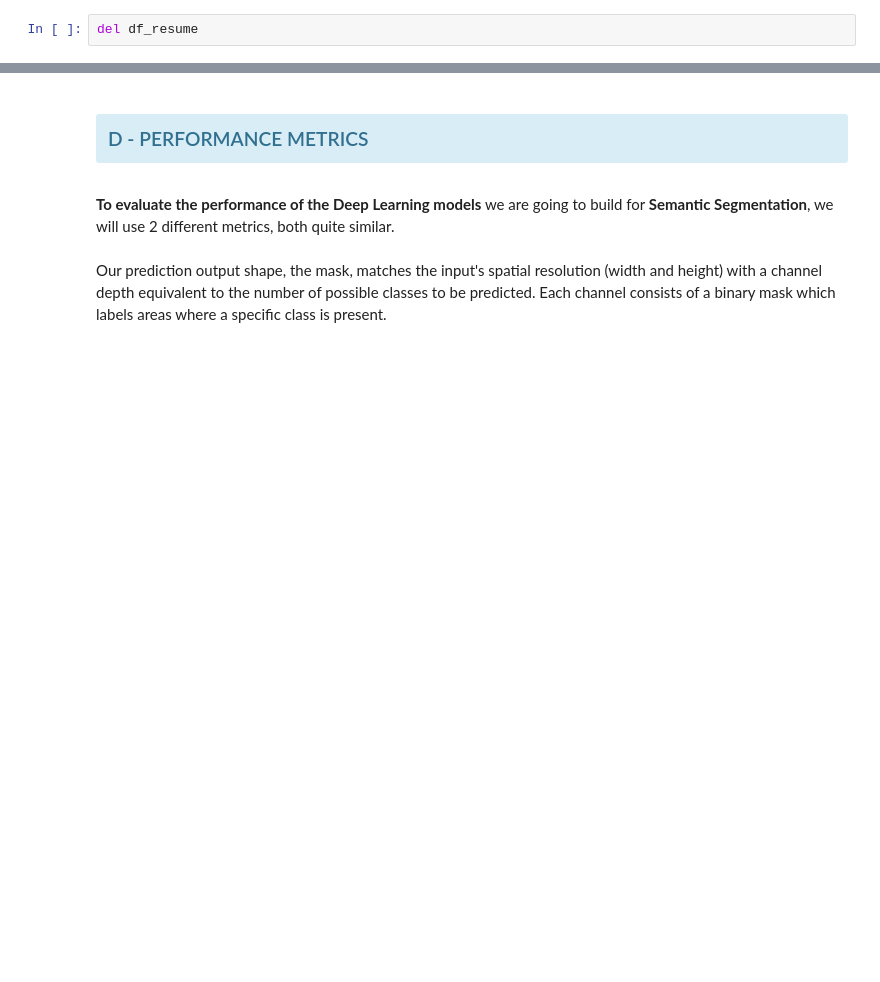
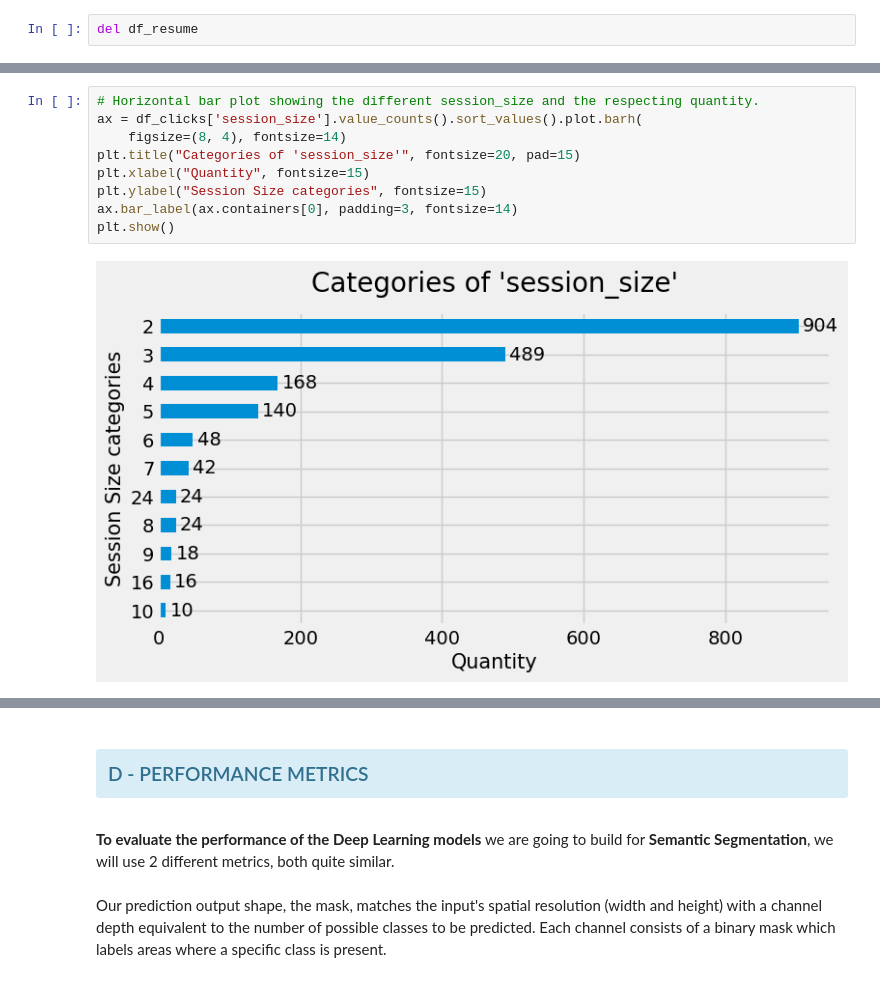
Before and after one commit to jfsubrini/ia-project9, a Jupyter notebook: Subrini_JeanFrancois_2_scripts_012023.ipynb, the cells around one changed output, grey strips where cells are left out. Saved outputs shown, nothing was run; the diff lists cells and outputs as text; blank space fills up the shorter version.

```diff
--- a/Subrini_JeanFrancois_2_scripts_012023.ipynb
+++ b/Subrini_JeanFrancois_2_scripts_012023.ipynb
@@ -558,0 +476,11 @@ The dataset df_articles has 364047 observations and 5 variables.
+# %%
+# Horizontal bar plot showing the different session_size and the respecting quantity.
+ax = df_clicks['session_size'].value_counts().sort_values().plot.barh(
+    figsize=(8, 4), fontsize=14)
+plt.title("Categories of 'session_size'", fontsize=20, pad=15)
+plt.xlabel("Quantity", fontsize=15)
+plt.ylabel("Session Size categories", fontsize=15)
+ax.bar_label(ax.containers[0], padding=3, fontsize=14)
+plt.show()
+# %% [output]
+[figure, added]
```
Also changed, not shown: parts of 69 cells of this notebook.
